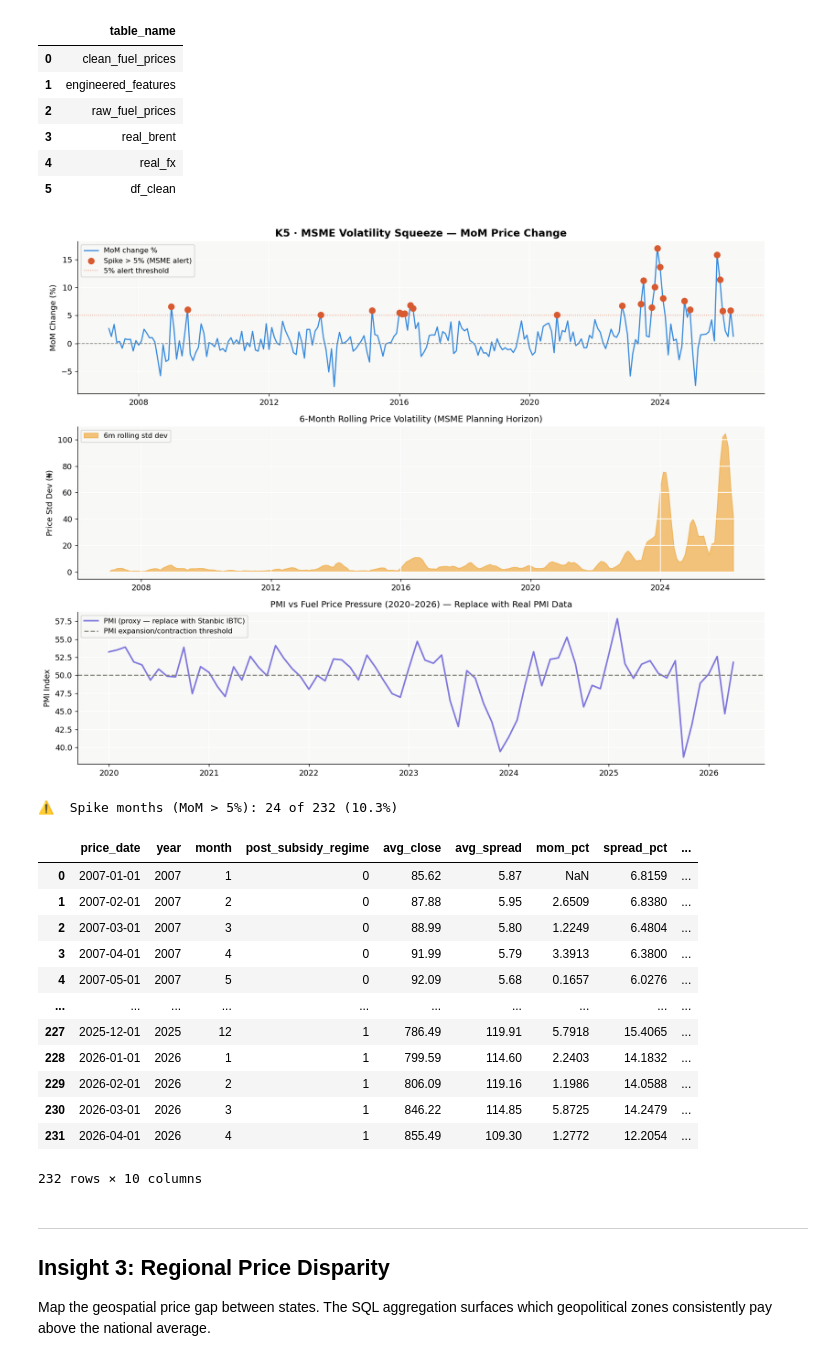
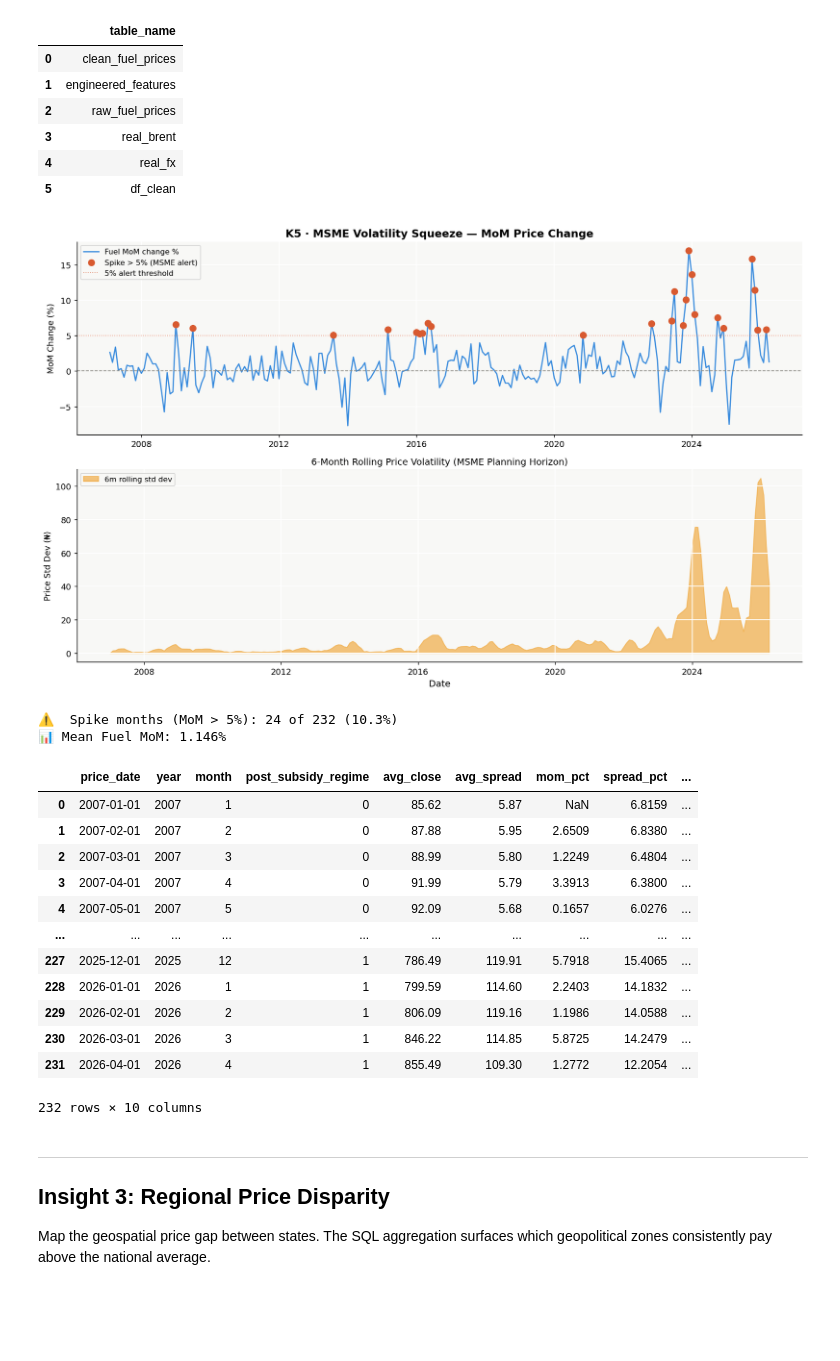
Before and after one commit to SmartDvi/UNILAG_PROJECT, a Jupyter notebook: nigeria_fuel_price.ipynb, the cells around one changed output. Drawn from its saved outputs; the diff is of its cells as text; code cells hidden in the pictures; blank space fills up the shorter version.

```diff
--- a/nigeria_fuel_price.ipynb
+++ b/nigeria_fuel_price.ipynb
@@ -777,53 +778,41 @@ volatility_df = con.execute("""
 
 volatility_df["price_date"] = pd.to_datetime(volatility_df["price_date"])
 
-# ── Synthetic PMI proxy (replace with real Stanbic IBTC PMI CSV) ─────────────
-# PMI < 50 = contraction; > 50 = expansion
-np.random.seed(SEED)
-pmi_dates  = pd.date_range("2020-01", periods=len(volatility_df[volatility_df["price_date"] >= "2020-01-01"]), freq="MS")
-pmi_values = 52 - volatility_df[volatility_df["price_date"] >= "2020-01-01"]["mom_pct"].values * 0.8 + np.random.normal(0, 1, len(pmi_dates))
-pmi_df = pd.DataFrame({"price_date": pmi_dates, "pmi": pmi_values})
-
-fig, axes = plt.subplots(3, 1, figsize=(13, 10), sharex=False)
+fig, axes = plt.subplots(2, 1, figsize=(13, 8), sharex=False)
 
 # Panel 1 — MoM price change with spike markers
 ax1 = axes[0]
 ax1.plot(volatility_df["price_date"], volatility_df["mom_pct"],
-         color=PALETTE["blue"], lw=1.5, label="MoM change %")
+         color=PALETTE["blue"], lw=1.5, label="Fuel MoM change %")
 spikes = volatility_df[volatility_df["is_spike_month"] == 1]
 ax1.scatter(spikes["price_date"], spikes["mom_pct"],
             color=PALETTE["coral"], zorder=5, s=55, label="Spike > 5% (MSME alert)")
 ax1.axhline(0, color=PALETTE["gray"], lw=1, ls="--")
 ax1.axhline(5, color=PALETTE["coral"], lw=1, ls=":", alpha=.7, label="5% alert threshold")
 ax1.set_title("K5 · MSME Volatility Squeeze — MoM Price Change", fontsize=13, fontweight="bold")
 ax1.set_ylabel("MoM Change (%)"); ax1.legend(fontsize=9)
 
 # Panel 2 — Rolling 6-month volatility
 ax2 = axes[1]
 ax2.fill_between(volatility_df["price_date"], 0, volatility_df["rolling_6m_vol"].fillna(0),
                  color=PALETTE["amber"], alpha=.6, label="6m rolling std dev")
 ax2.set_ylabel("Price Std Dev (₦)"); ax2.legend(fontsize=9)
 ax2.set_title("6-Month Rolling Price Volatility (MSME Planning Horizon)", fontsize=11)
-
-# Panel 3 — PMI correlation (post-2020)
-ax3 = axes[2]
-ax3.plot(pmi_df["price_date"], pmi_df["pmi"], color=PALETTE["purple"],
-         lw=2, label="PMI (proxy — replace with Stanbic IBTC)")
-ax3.axhline(50, color=PALETTE["gray"], lw=1.5, ls="--", label="PMI expansion/contraction threshold")
-ax3.set_ylabel("PMI Index"); ax3.legend(fontsize=9)
-ax3.set_title("PMI vs Fuel Price Pressure (2020–2026) — Replace with Real PMI Data", fontsize=11)
+ax2.set_xlabel("Date", fontsize=11)
 
 plt.tight_layout()
 plt.savefig("k5_msme_volatility.png", dpi=150, bbox_inches="tight")
 plt.show()
 
 spike_count = int(volatility_df["is_spike_month"].sum())
 print(f"\n⚠️  Spike months (MoM > 5%): {spike_count} of {len(volatility_df)} ({100*spike_count/len(volatility_df):.1f}%)")
+print(f"📊 Mean Fuel MoM: {volatility_df['mom_pct'].mean():.3f}%")
 
 volatility_df
 # %% [output]
-[figure, old version]
+[figure, new version]
 ⚠️  Spike months (MoM > 5%): 24 of 232 (10.3%)
+📊 Mean Fuel MoM: 1.146%
 |  | price_date | year | month | post_subsidy_regime | avg_close | avg_spread | mom_pct | spread_pct | ... |
 | 0 | 2007-01-01 | 2007 | 1 | 0 | 85.62 | 5.87 | NaN | 6.8159 | ... |
 | 1 | 2007-02-01 | 2007 | 2 | 0 | 87.88 | 5.95 | 2.6509 | 6.8380 | ... |
```
Also changed, not shown: parts of 10 cells of this notebook, 9 other files.
